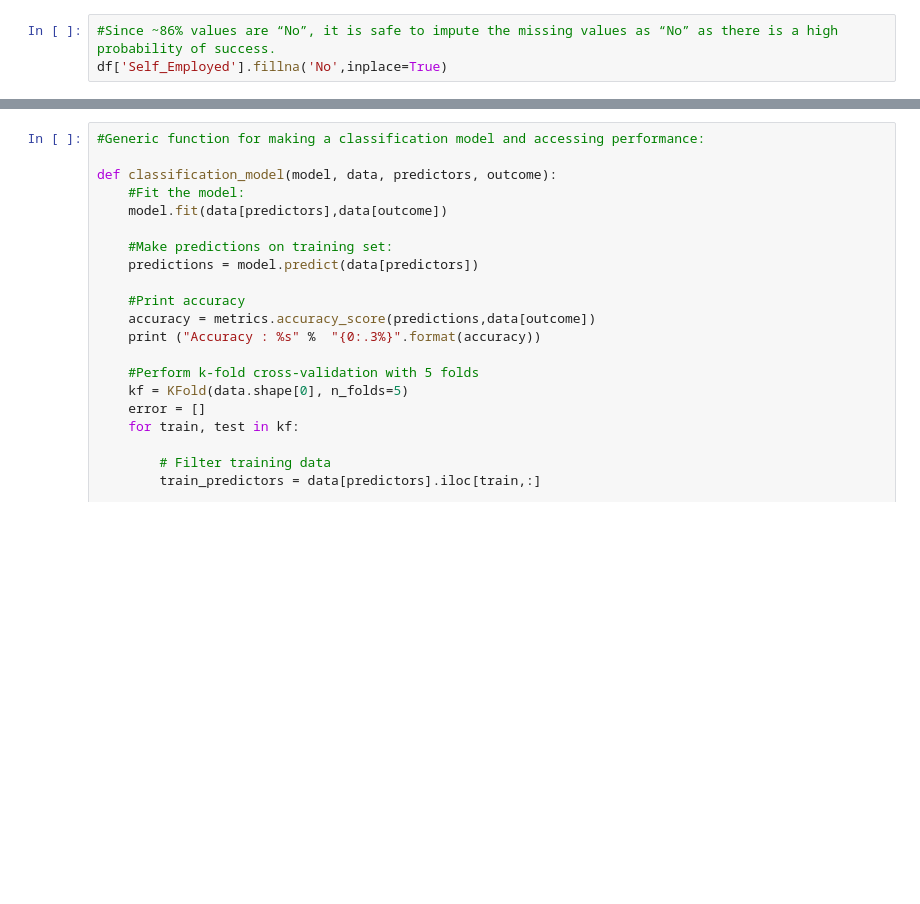
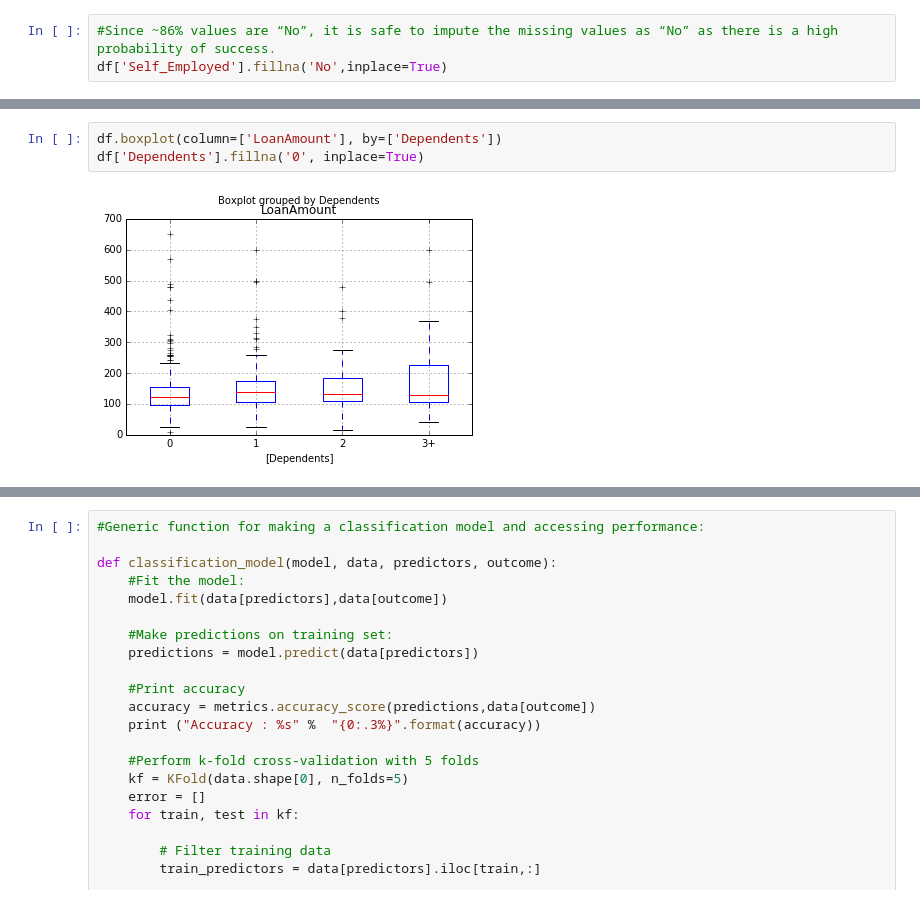
Before and after one commit to Deb23/Predicting-Loan-status-for-an-applicant, a Jupyter notebook: Predicting Loan Status.ipynb, the cells around one changed output, grey strips where cells are left out. Saved outputs shown, nothing was run; the diff lists cells and outputs as text; blank space fills up the shorter version.

```diff
--- a/Predicting Loan Status.ipynb
+++ b/Predicting Loan Status.ipynb
@@ -108,0 +241,5 @@ df['LoanAmount_log'].hist(bins=20)
+# %%
+df.boxplot(column=['LoanAmount'], by=['Dependents'])
+df['Dependents'].fillna('0', inplace=True)
+# %% [output]
+[figure, added]
```
Also changed, not shown: parts of 37 cells of this notebook.
